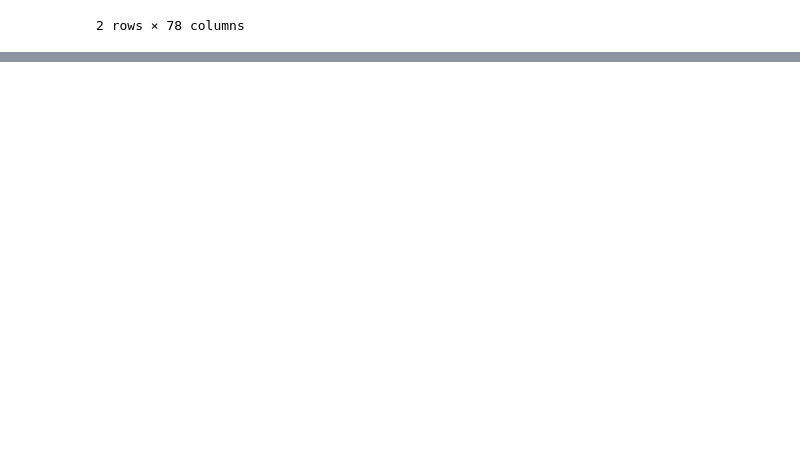
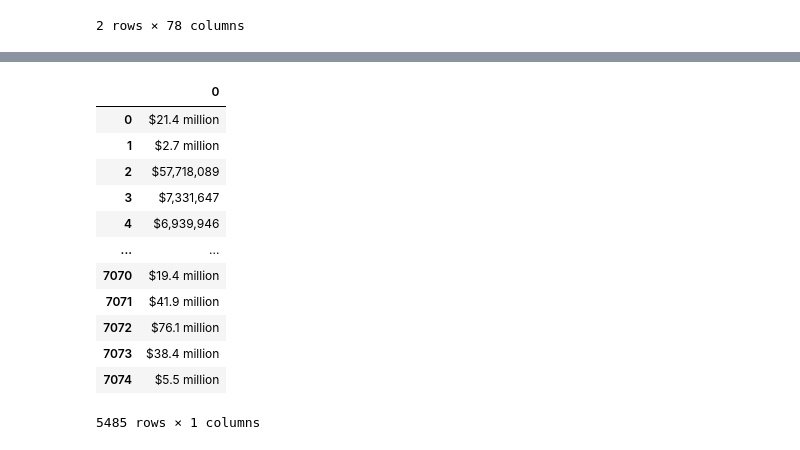
Before and after one commit to Oseriki/Movies-ETL, a Jupyter notebook: wiki_movies_data.ipynb, the cells around one changed output, grey strips where cells are left out. Drawn from its saved outputs; the diff is of its cells as text; code cells hidden in the pictures; blank space fills up the shorter version.

Commit message:
Updating Movies-ETL

```diff
--- a/wiki_movies_data.ipynb
+++ b/wiki_movies_data.ipynb
@@ -262,0 +300,7 @@ sorted(wiki_movies_df.columns.tolist())
+# %%
+# From above output, we can see about half the columns have more than 6,000 null values.
+# We could remove them by hand, but it's better to do it programmatically to make sure we don't miss any.
+
+#Let's make a list of columns that have less than 90% null values and use those to trim down our dataset.
+wiki_columns_to_keep = [column for column in wiki_movies_df.columns if wiki_movies_df[column].isnull().sum() < len(wiki_movies_df) * 0.9]
+wiki_movies_df = wiki_movies_df[wiki_columns_to_keep]
@@ -262,0 +344,3 @@ sorted(wiki_movies_df.columns.tolist())
+# %%
+# Drop missing values (NaN) in the box_office column
+box_office = wiki_movies_df['Box office'].dropna()
@@ -262,0 +395,5 @@ sorted(wiki_movies_df.columns.tolist())
+# %%
+# Use a simple space as our joining character and apply the join() function only when our data points are lists
+# To avoid the 'OneMississippiTwoMississippiThree' error
+
+box_office = box_office.apply(lambda x: ' '.join(x) if type(x) == list else x)
@@ -262,0 +471,9 @@ sorted(wiki_movies_df.columns.tolist())
+# %%
+# 3. Some values are given as a range.
+# To solve this problem, we'll search for any string that starts with a dollar sign and ends with a hyphen,
+# and then replace it with just a dollar sign using the replace() method.
+# The first argument in the replace() method is the substring that will be replaced,
+# and the second argument in the replace() method is the string to replace it with.
+# We can use regular expressions in the first argument by sending the parameter regex=True, as shown below.
+
+box_office = box_office.str.replace(r'\$.*[-—–](?![a-z])', '$', regex=True)
@@ -262,0 +485,24 @@ sorted(wiki_movies_df.columns.tolist())
+# %%
+# Extract and Convert the Box Office Values
+# Now that we've got expressions to match almost all the box office values,
+# we'll use them to extract only the parts of the strings that match.
+# We do this with the str.extract() method. This method also takes in a regular expression string,
+# but it returns a DataFrame where every column is the data that matches a capture group.
+# We need to make a regular expression that captures data when it matches either form_one or form_two.
+# We can do this easily with an f-string.
+
+box_office.str.extract(f'({form_one}|{form_two})')
+# %% [output]
+|  | 0 |
+| 0 | $21.4 million |
+| 1 | $2.7 million |
+| 2 | $57,718,089 |
+| 3 | $7,331,647 |
+| 4 | $6,939,946 |
+| ... | ... |
+| 7070 | $19.4 million |
+| 7071 | $41.9 million |
+| 7072 | $76.1 million |
+| 7073 | $38.4 million |
+| 7074 | $5.5 million |
+5485 rows × 1 columns
```
Also changed, not shown: parts of 59 cells of this notebook.
